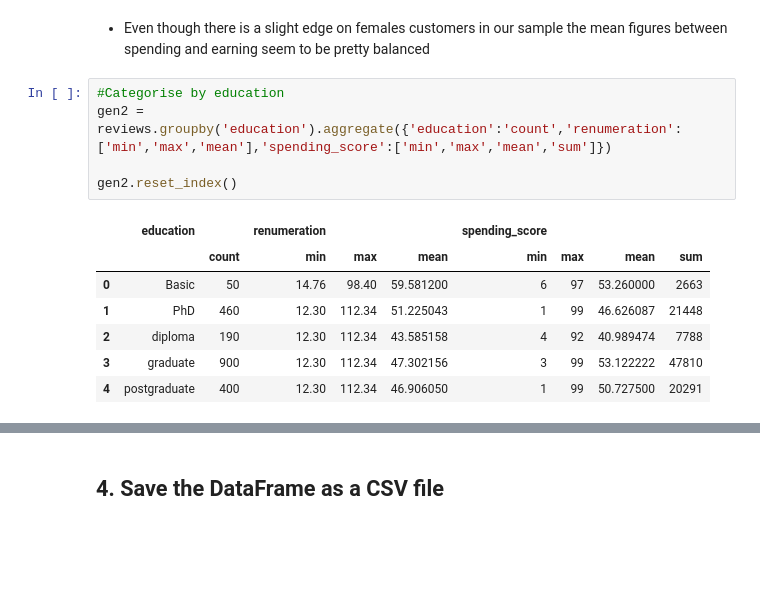
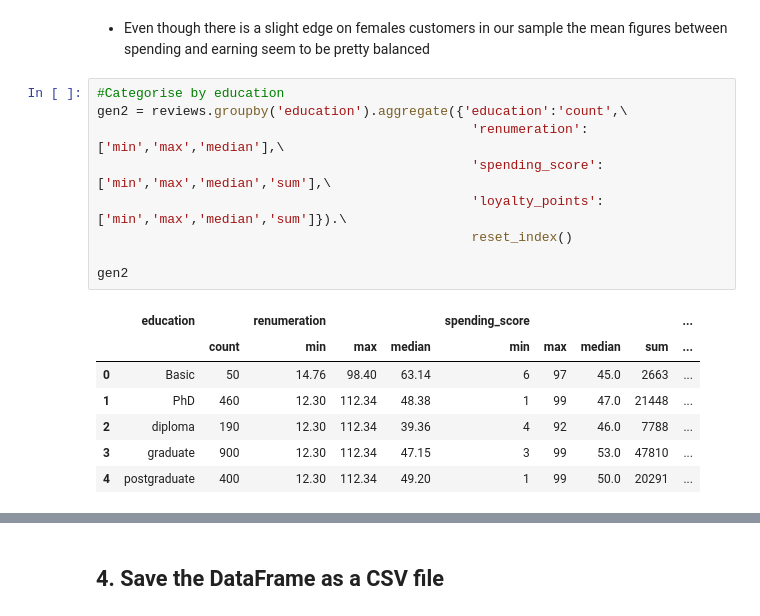
Before and after one commit to mikebenas/LSE_TurtleGames_R_Analysis, a Jupyter notebook: LSE_DA301_Assignment_Python_template.ipynb, the cells around one changed output, grey strips where cells are left out. Cells and saved outputs as stored; diff of their text form; blank space fills up the shorter version.

```diff
--- a/LSE_DA301_Assignment_Python_template.ipynb
+++ b/LSE_DA301_Assignment_Python_template.ipynb
@@ -224,14 +248,18 @@ sns.barplot(data=reviews1, x="renumeration", y="spending_score");
 the mean figures between spending and earning seem to be pretty balanced
 # %%
 #Categorise by education
-gen2 = reviews.groupby('education').aggregate({'education':'count','renumeration':['min','max','mean'],'spending_score':['min','max','mean','sum']})
+gen2 = reviews.groupby('education').aggregate({'education':'count',\
+                                                'renumeration':['min','max','median'],\
+                                                'spending_score':['min','max','median','sum'],\
+                                                'loyalty_points':['min','max','median','sum']}).\
+                                                reset_index()
 
-gen2.reset_index()
+gen2
 # %% [output]
-|  | education |  | renumeration |  |  | spending_score |  |  |  |
-|  |  | count | min | max | mean | min | max | mean | sum |
-| 0 | Basic | 50 | 14.76 | 98.40 | 59.581200 | 6 | 97 | 53.260000 | 2663 |
-| 1 | PhD | 460 | 12.30 | 112.34 | 51.225043 | 1 | 99 | 46.626087 | 21448 |
-| 2 | diploma | 190 | 12.30 | 112.34 | 43.585158 | 4 | 92 | 40.989474 | 7788 |
-| 3 | graduate | 900 | 12.30 | 112.34 | 47.302156 | 3 | 99 | 53.122222 | 47810 |
-| 4 | postgraduate | 400 | 12.30 | 112.34 | 46.906050 | 1 | 99 | 50.727500 | 20291 |
+|  | education |  | renumeration |  |  | spending_score |  |  |  | ... |
+|  |  | count | min | max | median | min | max | median | sum | ... |
+| 0 | Basic | 50 | 14.76 | 98.40 | 63.14 | 6 | 97 | 45.0 | 2663 | ... |
+| 1 | PhD | 460 | 12.30 | 112.34 | 48.38 | 1 | 99 | 47.0 | 21448 | ... |
+| 2 | diploma | 190 | 12.30 | 112.34 | 39.36 | 4 | 92 | 46.0 | 7788 | ... |
+| 3 | graduate | 900 | 12.30 | 112.34 | 47.15 | 3 | 99 | 53.0 | 47810 | ... |
+| 4 | postgraduate | 400 | 12.30 | 112.34 | 49.20 | 1 | 99 | 50.0 | 20291 | ... |
```
Also changed, not shown: parts of 22 cells of this notebook, 1 other file.
